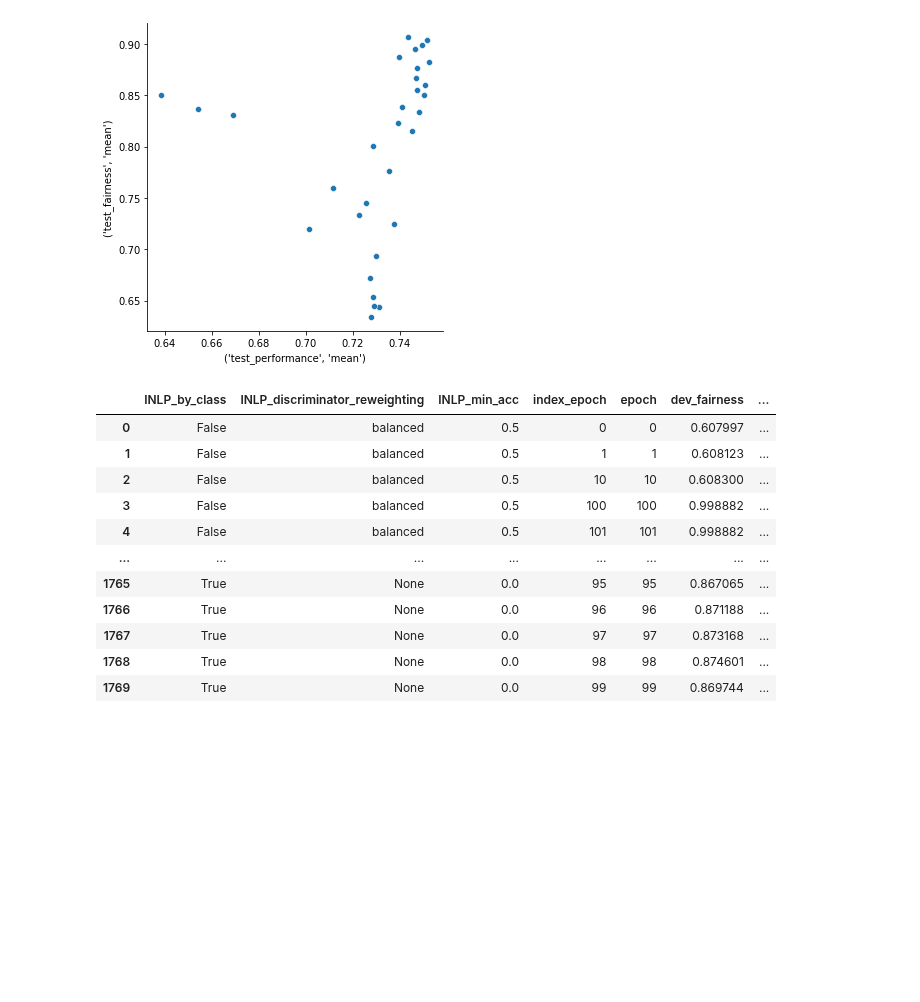
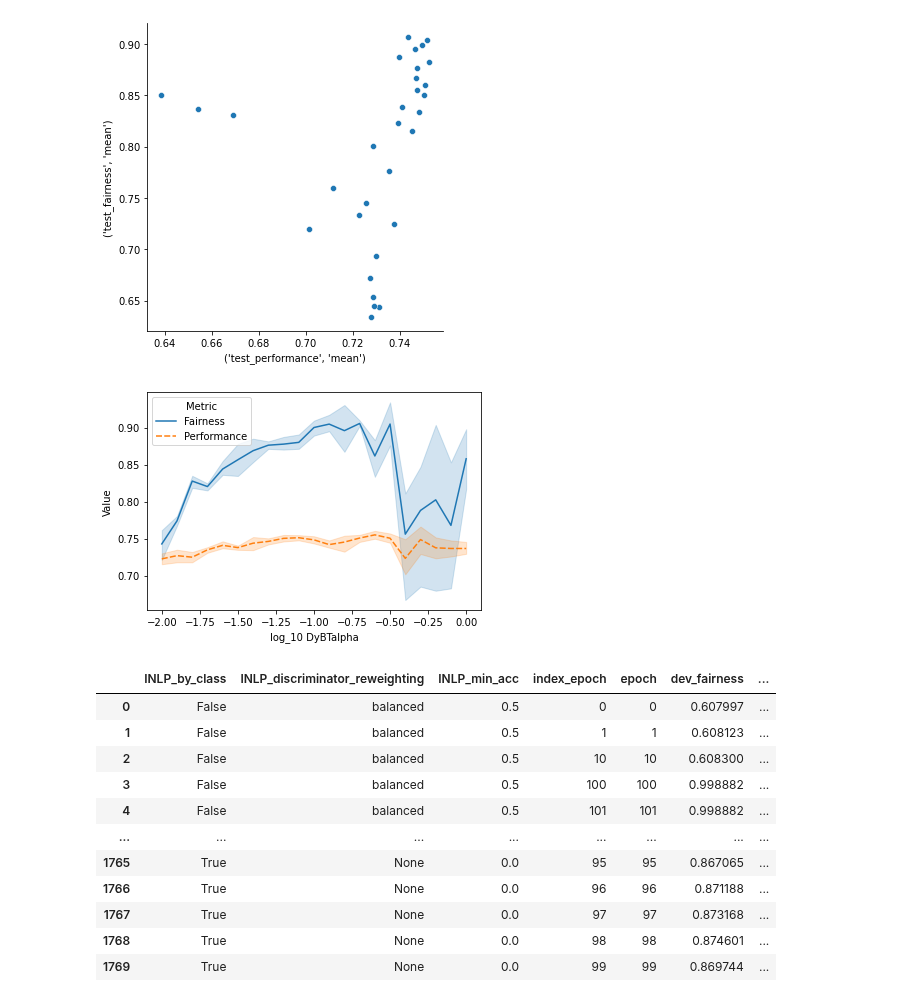
Before and after one commit to Libr-AI/fairlib, a Jupyter notebook: analysis/Moji_model_selection.ipynb, the cells around one changed output. Saved outputs shown, nothing was run; the diff lists cells and outputs as text; code cells hidden in the pictures; blank space fills up the shorter version.

Commit message:
Add trade-off plots wet the most sensitive hyperparameters for each method

```diff
--- a/analysis/Moji_model_selection.ipynb
+++ b/analysis/Moji_model_selection.ipynb
@@ -182,6 +187,10 @@ Moji_OldFairBatch_df = model_selection(
     save_path = "results/Moji_OldFairBatch_df.pkl",
     n_jobs=0
     )
+# %%
+tradeoff_plot(Moji_OldFairBatch_df, "DyBTalpha", "FairBatch_hypertune")
+# %% [output]
+[figure, added]
 # %%
 Moji_INLP_df = model_selection(
     results_dir= r"G:\Experimental_results",
```
Also changed, not shown: parts of 6 cells of this notebook, 5 other files.
